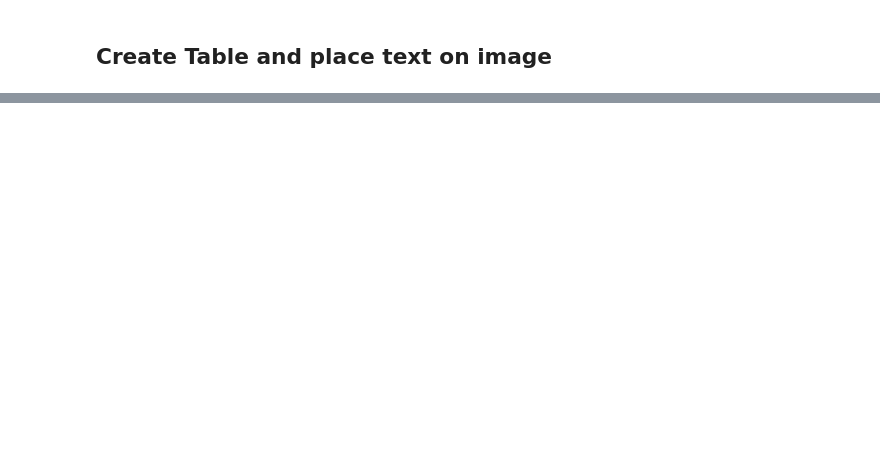
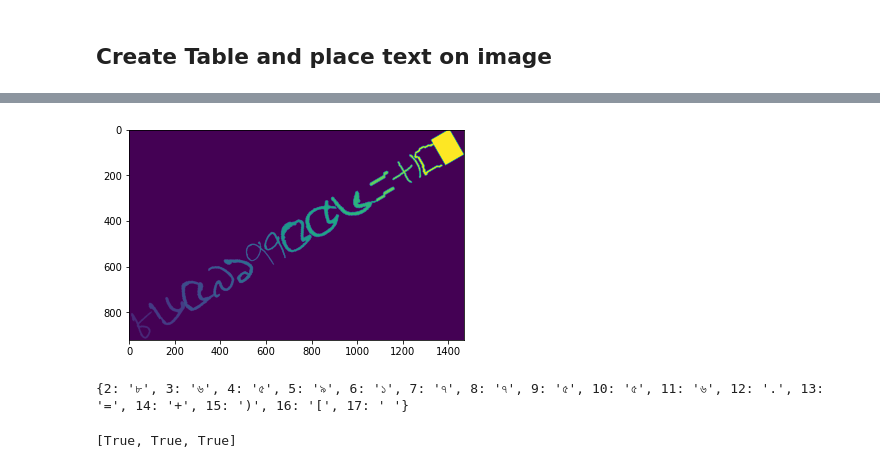
Before and after one commit to mnansary/apsis-detection, a Jupyter notebook: debug_rezwan.ipynb, the cells around one changed output, grey strips where cells are left out. Cells and saved outputs as stored; diff of their text form; code cells hidden in the pictures; blank space fills up the shorter version.

```diff
--- a/debug_rezwan.ipynb
+++ b/debug_rezwan.ipynb
@@ -112 +160,42 @@ plt.show()
+# %%
+def rotate_image(mat, angle):
+    """
+        Rotates an image (angle in degrees) and expands image to avoid cropping
+    """
+
+    height, width = mat.shape[:2] # image shape has 3 dimensions
+    image_center = (width/2, height/2) # getRotationMatrix2D needs coordinates in reverse order (width, height) compared to shape
+
+    rotation_mat = cv2.getRotationMatrix2D(image_center, angle, 1.)
+
+    # rotation calculates the cos and sin, taking absolutes of those.
+    abs_cos = abs(rotation_mat[0,0])
+    abs_sin = abs(rotation_mat[0,1])
+
+    # find the new width and height bounds
+    bound_w = int(height * abs_sin + width * abs_cos)
+    bound_h = int(height * abs_cos + width * abs_sin)
+
+    # subtract old image center (bringing image back to origo) and adding the new image center coordinates
+    rotation_mat[0, 2] += bound_w/2 - image_center[0]
+    rotation_mat[1, 2] += bound_h/2 - image_center[1]
+
+    # rotate image with the new bounds and translated rotation matrix
+    rotated_mat = cv2.warpAffine(mat, rotation_mat, (bound_w, bound_h),flags=cv2.INTER_NEAREST)
+    return rotated_mat,rotation_mat
+
+
+rotated_img,M=rotate_image(img,30)
+plt.imshow(rotated_img)
+plt.show()
+print(label)
+#_img=cv2.resize(_img,(width,font_size)),fx=0,fy=0, interpolation = cv2.INTER_NEAREST)
+# %% [output]
+[figure, added]
+{2: '৮', 3: '৬', 4: '৫', 5: '৯', 6: '১', 7: '৭', 8: '৭', 9: '৫', 10: '৫', 11: '৬', 12: '.', 13: '=', 14: '+', 15: ')', 16: '[', 17: ' '}
+# %%
+a=[bool(i) for i in np.array(np.random.randint(0,2,len(others_locs__)))]
+a
+# %% [output]
+[True, True, True]
 # %%
```
Also changed, not shown: parts of 19 cells of this notebook.
